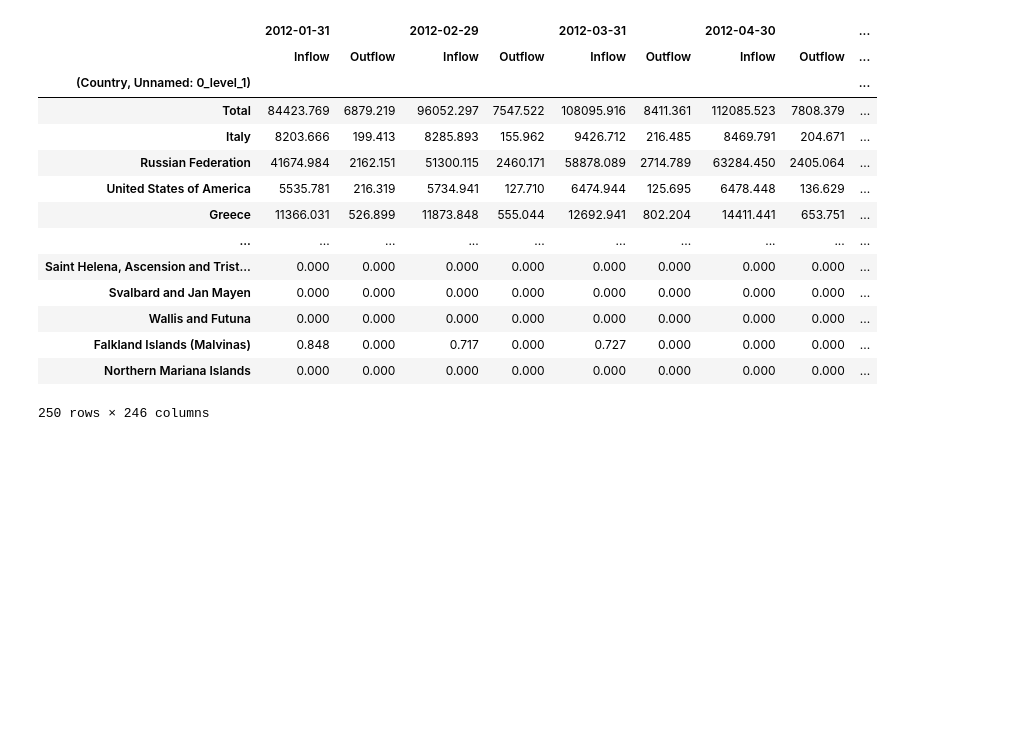
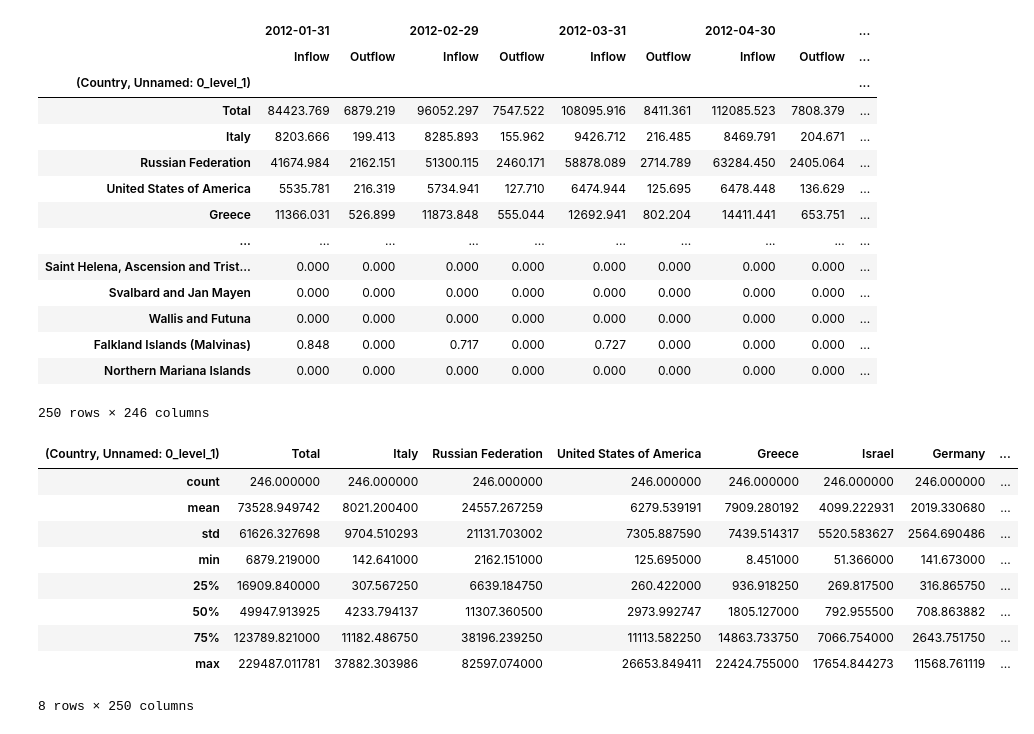
Before and after one commit to spyderroque/Georgia-Ukraine-War, a Jupyter notebook: Economics/Economics.ipynb, the cells around one changed output. Saved outputs shown, nothing was run; the diff lists cells and outputs as text; code cells hidden in the pictures; blank space fills up the shorter version.

```diff
--- a/Economics/Economics.ipynb
+++ b/Economics/Economics.ipynb
@@ -384,6 +389,19 @@ df_Remissions_part2
 | Falkland Islands (Malvinas) | 0.848 | 0.000 | 0.717 | 0.000 | 0.727 | 0.000 | 0.000 | 0.000 | ... |
 | Northern Mariana Islands | 0.000 | 0.000 | 0.000 | 0.000 | 0.000 | 0.000 | 0.000 | 0.000 | ... |
 250 rows × 246 columns
+# %%
+df_Remissions_part2.T.describe()
+# %% [output]
+| (Country, Unnamed: 0_level_1) | Total | Italy | Russian Federation | United States of America | Greece | Israel | Germany | ... |
+| count | 246.000000 | 246.000000 | 246.000000 | 246.000000 | 246.000000 | 246.000000 | 246.000000 | ... |
+| mean | 73528.949742 | 8021.200400 | 24557.267259 | 6279.539191 | 7909.280192 | 4099.222931 | 2019.330680 | ... |
+| std | 61626.327698 | 9704.510293 | 21131.703002 | 7305.887590 | 7439.514317 | 5520.583627 | 2564.690486 | ... |
+| min | 6879.219000 | 142.641000 | 2162.151000 | 125.695000 | 8.451000 | 51.366000 | 141.673000 | ... |
+| 25% | 16909.840000 | 307.567250 | 6639.184750 | 260.422000 | 936.918250 | 269.817500 | 316.865750 | ... |
+| 50% | 49947.913925 | 4233.794137 | 11307.360500 | 2973.992747 | 1805.127000 | 792.955500 | 708.863882 | ... |
+| 75% | 123789.821000 | 11182.486750 | 38196.239250 | 11113.582250 | 14863.733750 | 7066.754000 | 2643.751750 | ... |
+| max | 229487.011781 | 37882.303986 | 82597.074000 | 26653.849411 | 22424.755000 | 17654.844273 | 11568.761119 | ... |
+8 rows × 250 columns
 # %%
 df_Remissions.set_index([("Country", "Unnamed: 0_level_1")], inplace=True)
 # %%
```
Also changed, not shown: parts of 14 cells of this notebook, 3 other files.
